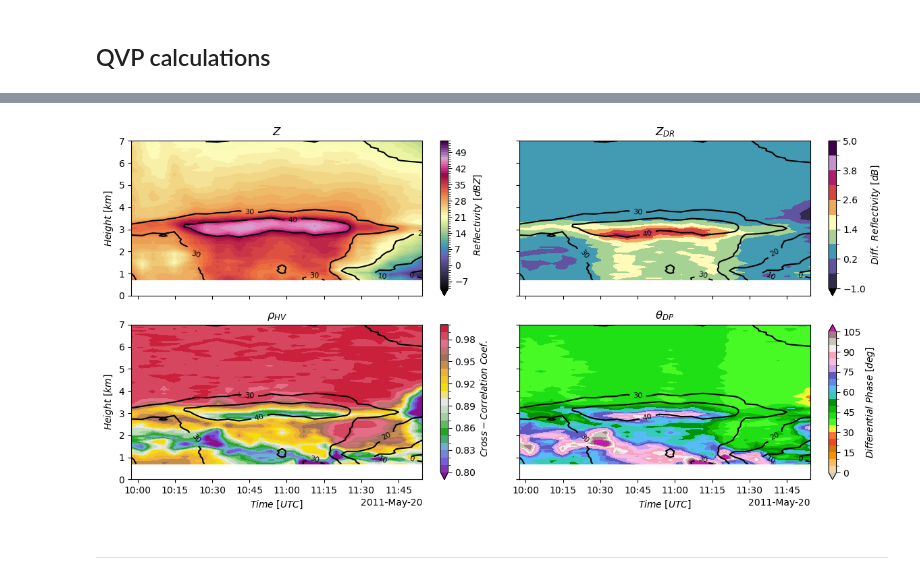
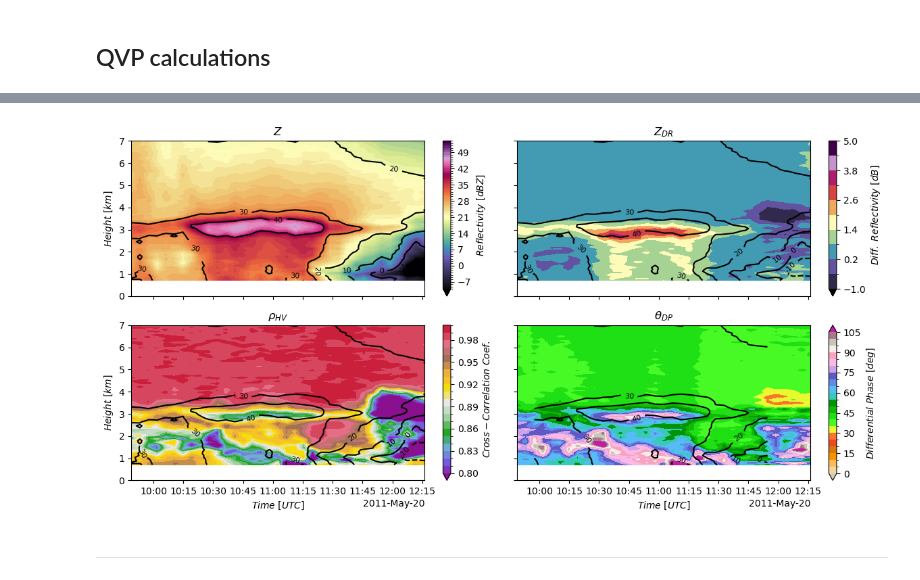
Before and after one commit to aladinor/raw2zarr, a Jupyter notebook: notebooks/RYZHKOV-QVP.ipynb, the cells around one changed output, grey strips where cells are left out. Saved outputs shown, nothing was run; the diff lists cells and outputs as text; code cells hidden in the pictures.

```diff
--- a/notebooks/RYZHKOV-QVP.ipynb
+++ b/notebooks/RYZHKOV-QVP.ipynb
@@ -321,7 +321,7 @@ Wall time: 1.34 s
 fig, axs = plt.subplots(2, 2, figsize=(12, 6), sharey=True, sharex=True)
 
 ## Reflectivity plot
-cf = qvp_ref.plot.contourf(
+cf = qvp_trad_ref.plot.contourf(
     x="vcp_time",
     y="height",
     cmap="ChaseSpectral",
@@ -329,7 +329,7 @@ cf = qvp_ref.plot.contourf(
     ax=axs[0][0],
     add_colorbar=False,
 )
-contour_lines = qvp_ref.plot.contour(
+contour_lines = qvp_trad_ref.plot.contour(
     x="vcp_time",
     y="height",
     colors="k",  # Black contour lines
@@ -347,7 +347,7 @@ cbar = plt.colorbar(cf, ax=axs[0][0],
                     label=r"$Reflectivity \ [dBZ]$",
                    )
 ## ZDR plot
-cf1 = qvp_zdr.plot.contourf(
+cf1 = qvp_trad_zdr.plot.contourf(
     x="vcp_time",
     y="height",
     cmap="ChaseSpectral",
@@ -356,7 +356,7 @@ cf1 = qvp_zdr.plot.contourf(
     add_colorbar=False,
 )
 
-contour_lines = qvp_ref.plot.contour(
+contour_lines = qvp_trad_ref.plot.contour(
     x="vcp_time",
     y="height",
     colors="k",  # Black contour lines
@@ -374,7 +374,7 @@ cbar = plt.colorbar(cf1, ax=axs[0][1],
                    )
 
 ### RHOHV plot
-cf2 = qvp_rhohv.plot.contourf(
+cf2 = qvp_trad_rhohv.plot.contourf(
     x="vcp_time",
     y="height",
     cmap="Carbone11",
@@ -383,7 +383,7 @@ cf2 = qvp_rhohv.plot.contourf(
     add_colorbar=False,
 )
 
-contour_lines = qvp_ref.plot.contour(
+contour_lines = qvp_trad_ref.plot.contour(
     x="vcp_time",
     y="height",
     colors="k",  # Black contour lines
@@ -401,7 +401,7 @@ cbar = plt.colorbar(cf2, ax=axs[1][0],
                    )
 
 ### PHIDP
-cf3 = qvp_phidp.plot.contourf(
+cf3 = qvp_trad_phidp.plot.contourf(
     x="vcp_time",
     y="height",
     cmap="PD17",
@@ -435,4 +435,4 @@ Wall time: 492 ms
-[figure, old version]
+[figure, new version]
 # %% [markdown]
 ---
 # %% [markdown]
```
Also changed, not shown: parts of 8 cells of this notebook.
